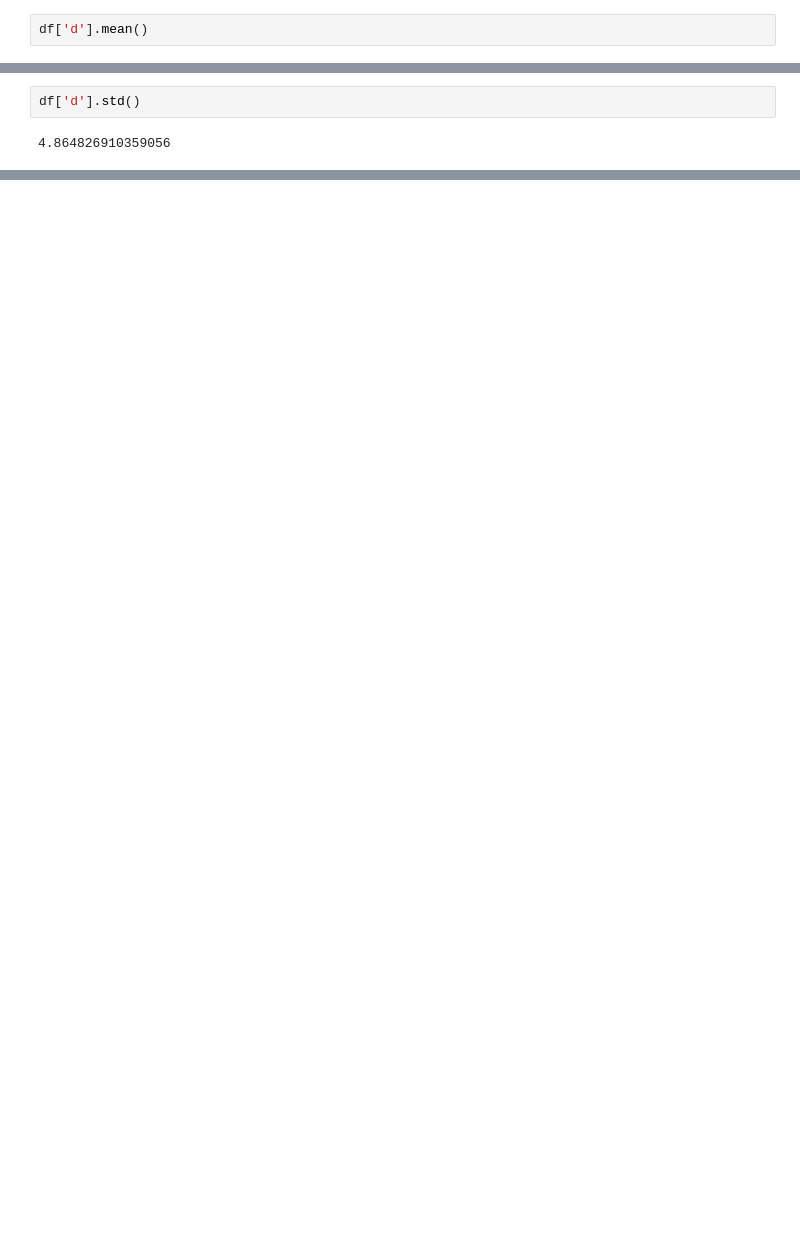
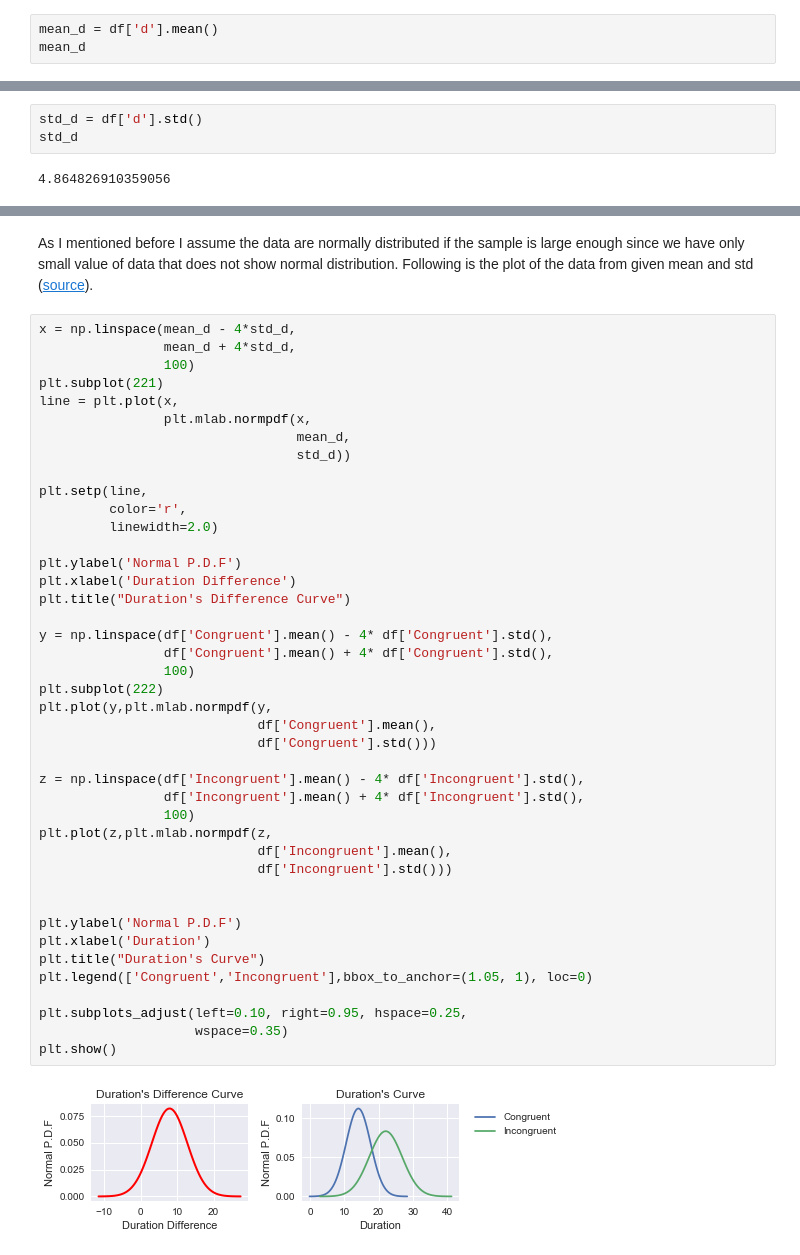
Before and after one commit to ritotombe/Inferential-Analysis, a Jupyter notebook: Report.ipynb, the cells around one changed output, grey strips where cells are left out. Cells and saved outputs as stored; diff of their text form; blank space fills up the shorter version.

```diff
--- a/Report.ipynb
+++ b/Report.ipynb
@@ -85,11 +73,13 @@ df
 | 22 | 19.710 | 22.058 | 2.348 |
 | 23 | 16.004 | 21.157 | 5.153 |
 # %%
-df['d'].mean()
+mean_d = df['d'].mean()
+mean_d
 # %% [output]
 7.964791666666667
 # %%
-df['d'].std()
+std_d = df['d'].std()
+std_d
 # %% [output]
 4.864826910359056
 # %% [markdown]
@@ -102,0 +105,46 @@ Thus, based on the data I found the difference average or the point estimate ($\
+# %% [markdown]
+As I mentioned before I assume the data are normally distributed if the sample is large enough since we have only small value of data that does not show normal distribution. Following is the plot of the data from given mean and std ([source](https://stackoverflow.com/questions/10138085/python-pylab-plot-normal-distribution)).
+# %%
+x = np.linspace(mean_d - 4*std_d,
+                mean_d + 4*std_d,
+                100)
+plt.subplot(221)
+line = plt.plot(x,
+                plt.mlab.normpdf(x,
+                                 mean_d,
+                                 std_d))
+
+plt.setp(line,
+         color='r',
+         linewidth=2.0)
+
+plt.ylabel('Normal P.D.F')
+plt.xlabel('Duration Difference')
+plt.title("Duration's Difference Curve")
+
+y = np.linspace(df['Congruent'].mean() - 4* df['Congruent'].std(),
+                df['Congruent'].mean() + 4* df['Congruent'].std(),
+                100)
+plt.subplot(222)
+plt.plot(y,plt.mlab.normpdf(y,
+                            df['Congruent'].mean(),
+                            df['Congruent'].std()))
+
+z = np.linspace(df['Incongruent'].mean() - 4* df['Incongruent'].std(),
+                df['Incongruent'].mean() + 4* df['Incongruent'].std(),
+                100)
+plt.plot(z,plt.mlab.normpdf(z,
+                            df['Incongruent'].mean(),
+                            df['Incongruent'].std()))
+
+
+plt.ylabel('Normal P.D.F')
+plt.xlabel('Duration')
+plt.title("Duration's Curve")
+plt.legend(['Congruent','Incongruent'],bbox_to_anchor=(1.05, 1), loc=0)
+
+plt.subplots_adjust(left=0.10, right=0.95, hspace=0.25,
+                    wspace=0.35)
+plt.show()
+# %% [output]
+[figure, added]
```
Also changed, not shown: parts of 9 cells of this notebook.
